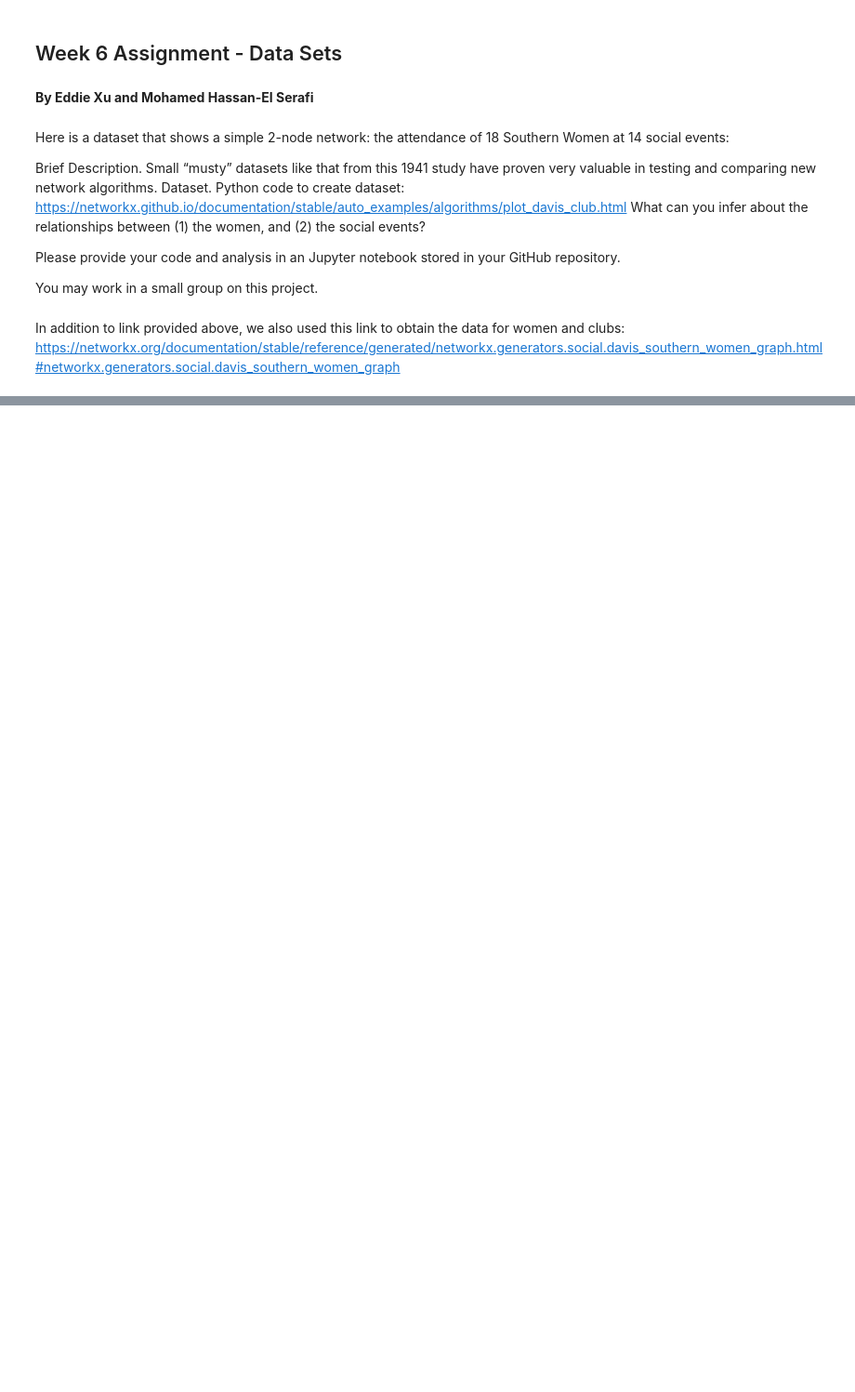
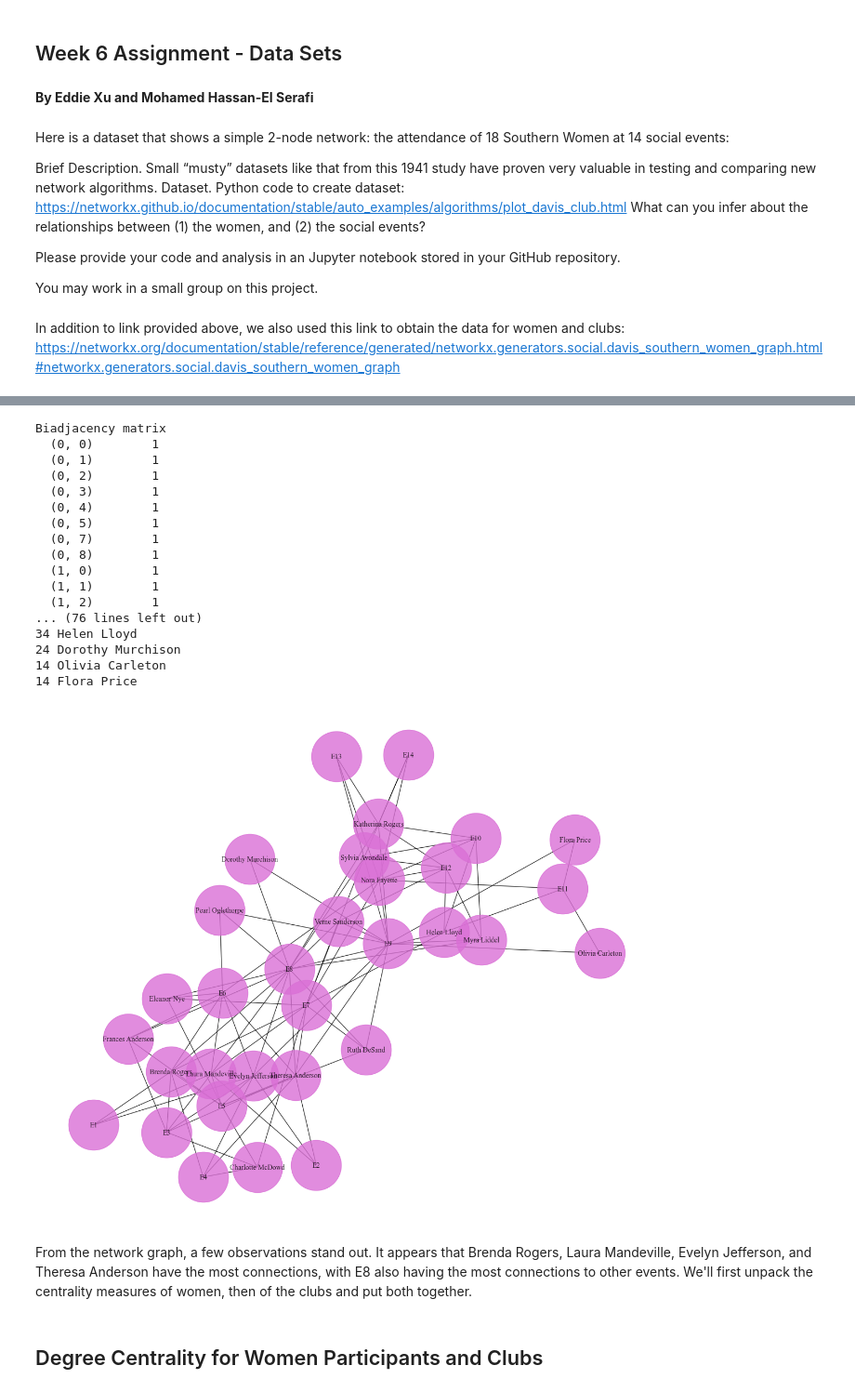
Before and after one commit to moham6839/Data_620_Web_Analytics, a Jupyter notebook: Week_6_Assignment/Week 6 Assignment - Data Sets.ipynb, the cells around one changed output, grey strips where cells are left out. Shown at 93% size. Saved outputs shown, nothing was run; the diff lists cells and outputs as text; code cells hidden in the pictures; blank space fills up the shorter version.

```diff
--- a/Week_6_Assignment/Week 6 Assignment - Data Sets.ipynb
+++ b/Week_6_Assignment/Week 6 Assignment - Data Sets.ipynb
@@ -83,12 +17,0 @@ clubs = G.graph['bottom']
-# %%
-# project bipartite graph onto women nodes
-W = bipartite.projected_graph(G, women)
-print('')
-print("# of Friends, Member")
-
-W_degrees = {}
-for w in women:
-    W_degrees[w] = W.degree(w)
-
-for w in sorted(W_degrees, key=W_degrees.get, reverse=True):
-  print(W_degrees[w], w)
@@ -176,0 +18,61 @@ G.graph
+# %%
+import matplotlib.pyplot as plt
+import matplotlib.colors as mcolors
+import networkx as nx
+import random
+from networkx.algorithms import bipartite
+import networkx.algorithms.community as nx_comm
+import pandas as pd
+
+%matplotlib inline
+plt.rcParams["figure.figsize"] = (12,10)
+
+G = nx.davis_southern_women_graph()
+women = G.graph["top"]
+clubs = G.graph["bottom"]
+
+print("Biadjacency matrix")
+print(bipartite.biadjacency_matrix(G, women, clubs))
+
+# project bipartite graph onto women nodes
+W = bipartite.projected_graph(G, women)
+print()
+print("#Friends, Member")
+for w in women:
+    print(f"{W.degree(w)} {w}")
+
+# project bipartite graph onto women nodes keeping number of co-occurrence
+# the degree computed is weighted and counts the total number of shared contacts
+W = bipartite.weighted_projected_graph(G, women)
+print()
+print("#Friend meetings, Member")
+for w in women:
+    print(f"{W.degree(w, weight='weight')} {w}")
+
+pos = nx.spring_layout(G, seed=648)  # Seed layout for reproducible node positions
+nx.draw(G, pos, with_labels=True, node_size=5000, node_color="orchid", font_size=10, font_family="Times New Roman", font_color="black",
+                edge_color="black", alpha=0.8)
+plt.show()
+# %% [output]
+Biadjacency matrix
+  (0, 0)        1
+  (0, 1)        1
+  (0, 2)        1
+  (0, 3)        1
+  (0, 4)        1
+  (0, 5)        1
+  (0, 7)        1
+  (0, 8)        1
+  (1, 0)        1
+  (1, 1)        1
+  (1, 2)        1
+... (76 lines left out)
+34 Helen Lloyd
+24 Dorothy Murchison
+14 Olivia Carleton
+14 Flora Price
+[figure, added]
+# %% [markdown]
+From the network graph, a few observations stand out. It appears that Brenda Rogers, Laura Mandeville, Evelyn Jefferson, and Theresa Anderson have the most connections, with E8 also having the most connections to other events. We'll first unpack the centrality measures of women, then of the clubs and put both together.
+# %% [markdown]
+## Degree Centrality for Women Participants and Clubs
```
Also changed, not shown: parts of 52 cells of this notebook.
